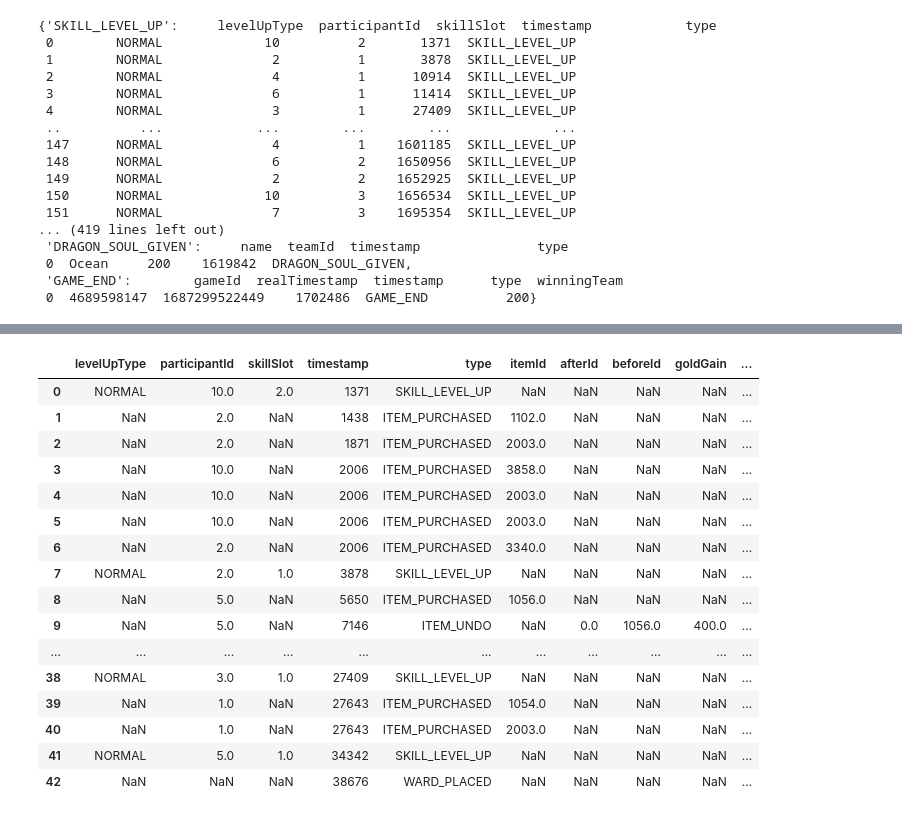
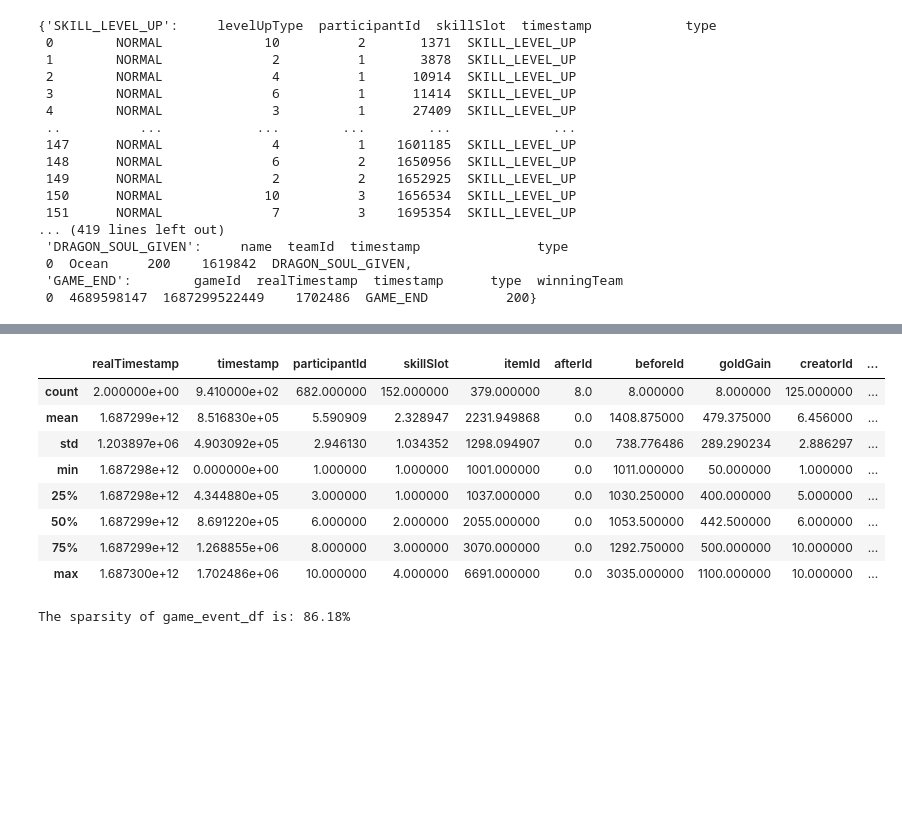
Before and after one commit to Nolasaurus/LoL_data_pipeline, a Jupyter notebook: riot_API_query.ipynb, the cells around one changed output, grey strips where cells are left out. Cells and saved outputs as stored; diff of their text form; code cells hidden in the pictures; blank space fills up the shorter version.

Commit message:
game_event_df populated with JSON data; sparsity calculated

```diff
--- a/riot_API_query.ipynb
+++ b/riot_API_query.ipynb
@@ -265,21 +203,0 @@ event_dict['ITEM_PURCHASED']
-# %%
-events = pd.DataFrame(matchtimeline['info']['frames'][1]['events'])
-events
-# %% [output]
-|  | levelUpType | participantId | skillSlot | timestamp | type | itemId | afterId | beforeId | goldGain | ... |
-| 0 | NORMAL | 10.0 | 2.0 | 1371 | SKILL_LEVEL_UP | NaN | NaN | NaN | NaN | ... |
-| 1 | NaN | 2.0 | NaN | 1438 | ITEM_PURCHASED | 1102.0 | NaN | NaN | NaN | ... |
-| 2 | NaN | 2.0 | NaN | 1871 | ITEM_PURCHASED | 2003.0 | NaN | NaN | NaN | ... |
-| 3 | NaN | 10.0 | NaN | 2006 | ITEM_PURCHASED | 3858.0 | NaN | NaN | NaN | ... |
-| 4 | NaN | 10.0 | NaN | 2006 | ITEM_PURCHASED | 2003.0 | NaN | NaN | NaN | ... |
-| 5 | NaN | 10.0 | NaN | 2006 | ITEM_PURCHASED | 2003.0 | NaN | NaN | NaN | ... |
-| 6 | NaN | 2.0 | NaN | 2006 | ITEM_PURCHASED | 3340.0 | NaN | NaN | NaN | ... |
-| 7 | NORMAL | 2.0 | 1.0 | 3878 | SKILL_LEVEL_UP | NaN | NaN | NaN | NaN | ... |
-| 8 | NaN | 5.0 | NaN | 5650 | ITEM_PURCHASED | 1056.0 | NaN | NaN | NaN | ... |
-| 9 | NaN | 5.0 | NaN | 7146 | ITEM_UNDO | NaN | 0.0 | 1056.0 | 400.0 | ... |
-| ... | ... | ... | ... | ... | ... | ... | ... | ... | ... | ... |
-| 38 | NORMAL | 3.0 | 1.0 | 27409 | SKILL_LEVEL_UP | NaN | NaN | NaN | NaN | ... |
-| 39 | NaN | 1.0 | NaN | 27643 | ITEM_PURCHASED | 1054.0 | NaN | NaN | NaN | ... |
-| 40 | NaN | 1.0 | NaN | 27643 | ITEM_PURCHASED | 2003.0 | NaN | NaN | NaN | ... |
-| 41 | NORMAL | 5.0 | 1.0 | 34342 | SKILL_LEVEL_UP | NaN | NaN | NaN | NaN | ... |
-| 42 | NaN | NaN | NaN | 38676 | WARD_PLACED | NaN | NaN | NaN | NaN | ... |
@@ -302,0 +204,36 @@ match_PUUids = matchdata['metadata']['participants']
+# %%
+game_event_df = pd.DataFrame()
+for i, frame in enumerate(matchtimeline['info']['frames']):
+    events = pd.DataFrame(matchtimeline['info']['frames'][i]['events'])
+    # concat events to game_event_df
+    game_event_df = pd.concat([game_event_df, events], ignore_index=True)
+# %%
+game_event_df
+# %% [output]
+|  | realTimestamp | timestamp | participantId | skillSlot | itemId | afterId | beforeId | goldGain | creatorId | ... |
+| count | 2.000000e+00 | 9.410000e+02 | 682.000000 | 152.000000 | 379.000000 | 8.0 | 8.000000 | 8.000000 | 125.000000 | ... |
+| mean | 1.687299e+12 | 8.516830e+05 | 5.590909 | 2.328947 | 2231.949868 | 0.0 | 1408.875000 | 479.375000 | 6.456000 | ... |
+| std | 1.203897e+06 | 4.903092e+05 | 2.946130 | 1.034352 | 1298.094907 | 0.0 | 738.776486 | 289.290234 | 2.886297 | ... |
+| min | 1.687298e+12 | 0.000000e+00 | 1.000000 | 1.000000 | 1001.000000 | 0.0 | 1011.000000 | 50.000000 | 1.000000 | ... |
+| 25% | 1.687298e+12 | 4.344880e+05 | 3.000000 | 1.000000 | 1037.000000 | 0.0 | 1030.250000 | 400.000000 | 5.000000 | ... |
+| 50% | 1.687299e+12 | 8.691220e+05 | 6.000000 | 2.000000 | 2055.000000 | 0.0 | 1053.500000 | 442.500000 | 6.000000 | ... |
+| 75% | 1.687299e+12 | 1.268855e+06 | 8.000000 | 3.000000 | 3070.000000 | 0.0 | 1292.750000 | 500.000000 | 10.000000 | ... |
+| max | 1.687300e+12 | 1.702486e+06 | 10.000000 | 4.000000 | 6691.000000 | 0.0 | 3035.000000 | 1100.000000 | 10.000000 | ... |
+# %%
+import numpy as np
+
+# Count the number of missing values in each column
+missing_values = game_event_df.isna().sum()
+
+# Calculate the total number of elements in the DataFrame
+total_elements = np.prod(game_event_df.shape)
+
+# Calculate the sparsity as the proportion of missing values
+sparsity = missing_values.sum() / total_elements
+
+# Calculate the sparsity percentage
+sparsity_percentage = sparsity * 100
+
+print(f"The sparsity of game_event_df is: {sparsity_percentage:.2f}%")
+# %% [output]
+The sparsity of game_event_df is: 86.18%
```
Also changed, not shown: parts of 5 cells of this notebook.
